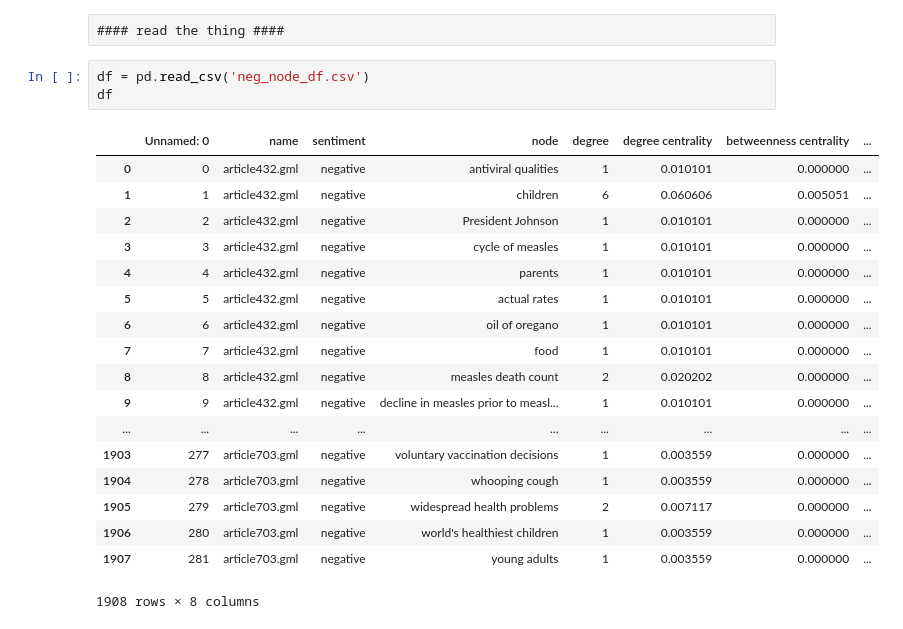
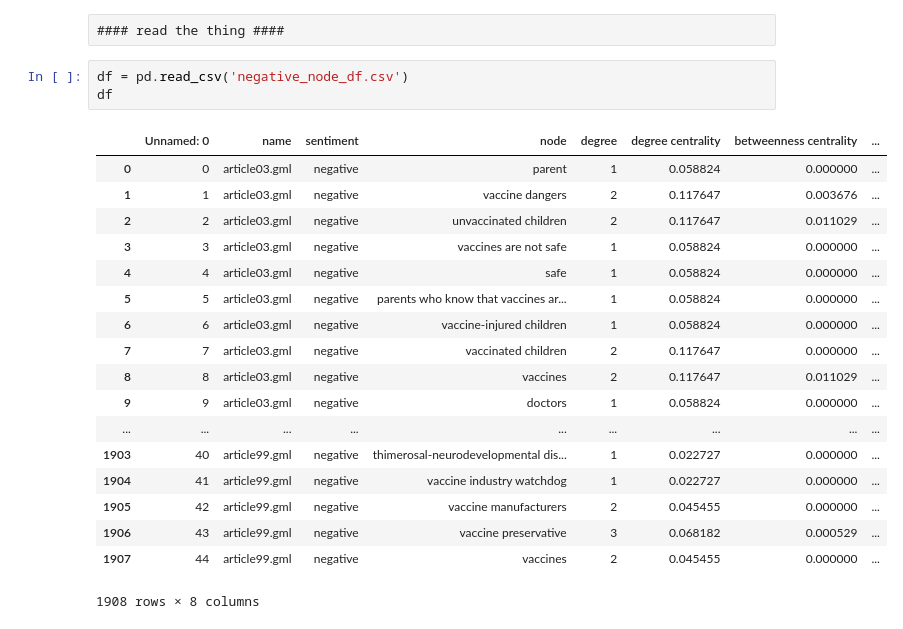
Before and after one commit to gloriakang/vax-sentiment, a Jupyter notebook: jupyter_nbs/2_node_df.ipynb, the cells around one changed output. Cells and saved outputs as stored; diff of their text form.

```diff
--- a/jupyter_nbs/2_node_df.ipynb
+++ b/jupyter_nbs/2_node_df.ipynb
@@ -166,24 +166,24 @@ neu_node_df.to_csv('neu_node_df.csv', encoding = 'utf-8')
 # %% [raw]
 #### read the thing ####
 # %%
-df = pd.read_csv('neg_node_df.csv')
+df = pd.read_csv('negative_node_df.csv')
 df
 # %% [output]
 |  | Unnamed: 0 | name | sentiment | node | degree | degree centrality | betweenness centrality | ... |
-| 0 | 0 | article432.gml | negative | antiviral qualities | 1 | 0.010101 | 0.000000 | ... |
-| 1 | 1 | article432.gml | negative | children | 6 | 0.060606 | 0.005051 | ... |
-| 2 | 2 | article432.gml | negative | President Johnson | 1 | 0.010101 | 0.000000 | ... |
-| 3 | 3 | article432.gml | negative | cycle of measles | 1 | 0.010101 | 0.000000 | ... |
-| 4 | 4 | article432.gml | negative | parents | 1 | 0.010101 | 0.000000 | ... |
-| 5 | 5 | article432.gml | negative | actual rates | 1 | 0.010101 | 0.000000 | ... |
-| 6 | 6 | article432.gml | negative | oil of oregano | 1 | 0.010101 | 0.000000 | ... |
-| 7 | 7 | article432.gml | negative | food | 1 | 0.010101 | 0.000000 | ... |
-| 8 | 8 | article432.gml | negative | measles death count | 2 | 0.020202 | 0.000000 | ... |
-| 9 | 9 | article432.gml | negative | decline in measles prior to measl... | 1 | 0.010101 | 0.000000 | ... |
+| 0 | 0 | article03.gml | negative | parent | 1 | 0.058824 | 0.000000 | ... |
+| 1 | 1 | article03.gml | negative | vaccine dangers | 2 | 0.117647 | 0.003676 | ... |
+| 2 | 2 | article03.gml | negative | unvaccinated children | 2 | 0.117647 | 0.011029 | ... |
+| 3 | 3 | article03.gml | negative | vaccines are not safe | 1 | 0.058824 | 0.000000 | ... |
+| 4 | 4 | article03.gml | negative | safe | 1 | 0.058824 | 0.000000 | ... |
+| 5 | 5 | article03.gml | negative | parents who know that vaccines ar... | 1 | 0.058824 | 0.000000 | ... |
+| 6 | 6 | article03.gml | negative | vaccine-injured children | 1 | 0.058824 | 0.000000 | ... |
+| 7 | 7 | article03.gml | negative | vaccinated children | 2 | 0.117647 | 0.000000 | ... |
+| 8 | 8 | article03.gml | negative | vaccines | 2 | 0.117647 | 0.011029 | ... |
+| 9 | 9 | article03.gml | negative | doctors | 1 | 0.058824 | 0.000000 | ... |
 | ... | ... | ... | ... | ... | ... | ... | ... | ... |
-| 1903 | 277 | article703.gml | negative | voluntary vaccination decisions | 1 | 0.003559 | 0.000000 | ... |
-| 1904 | 278 | article703.gml | negative | whooping cough | 1 | 0.003559 | 0.000000 | ... |
-| 1905 | 279 | article703.gml | negative | widespread health problems | 2 | 0.007117 | 0.000000 | ... |
-| 1906 | 280 | article703.gml | negative | world's healthiest children | 1 | 0.003559 | 0.000000 | ... |
-| 1907 | 281 | article703.gml | negative | young adults | 1 | 0.003559 | 0.000000 | ... |
+| 1903 | 40 | article99.gml | negative | thimerosal-neurodevelopmental dis... | 1 | 0.022727 | 0.000000 | ... |
+| 1904 | 41 | article99.gml | negative | vaccine industry watchdog | 1 | 0.022727 | 0.000000 | ... |
+| 1905 | 42 | article99.gml | negative | vaccine manufacturers | 2 | 0.045455 | 0.000000 | ... |
+| 1906 | 43 | article99.gml | negative | vaccine preservative | 3 | 0.068182 | 0.000529 | ... |
+| 1907 | 44 | article99.gml | negative | vaccines | 2 | 0.045455 | 0.000000 | ... |
 1908 rows × 8 columns
```
Also changed, not shown: parts of 4 cells of this notebook, 5 other files.
